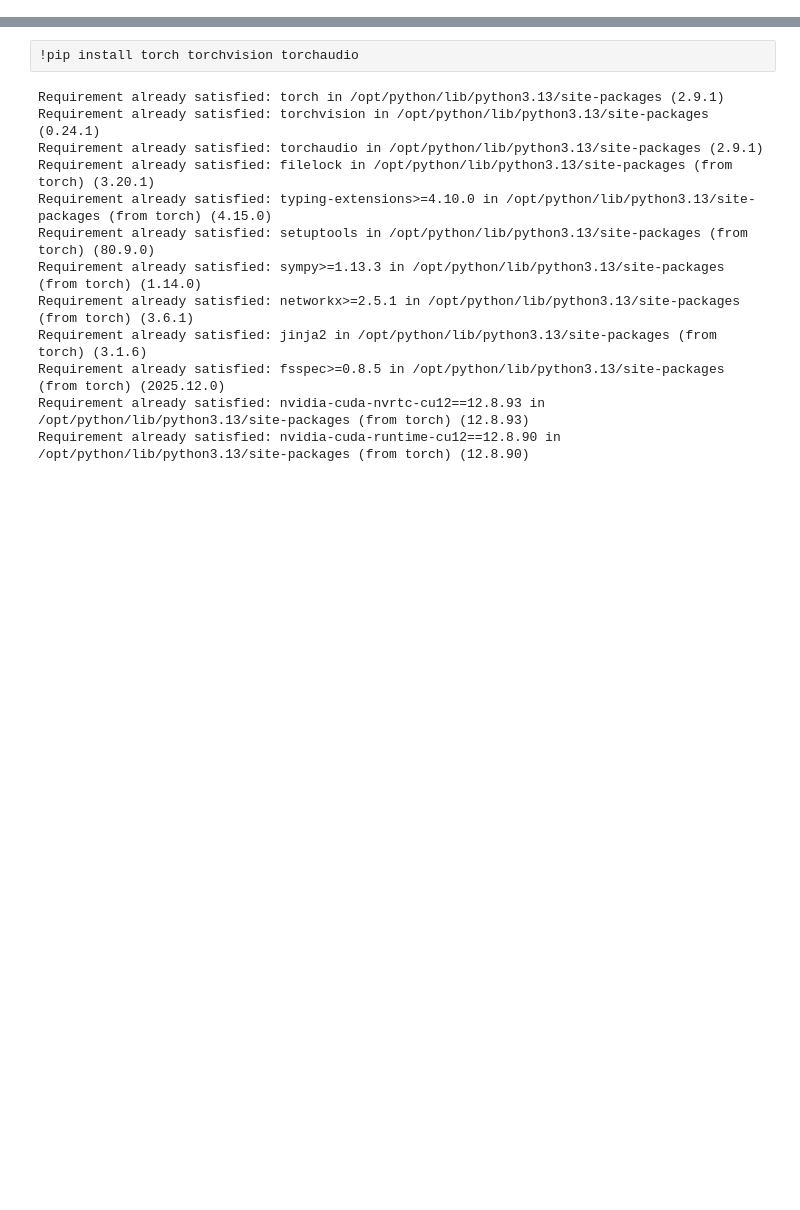
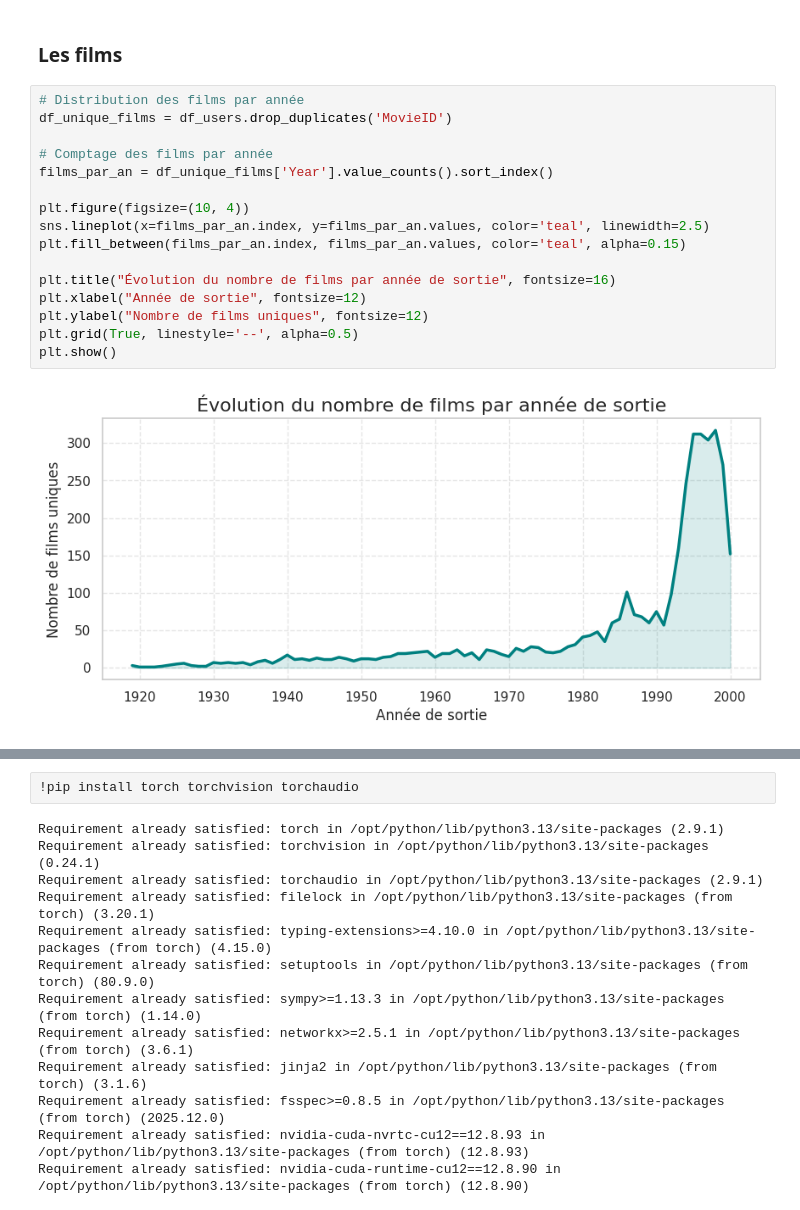
Before and after one commit to enzo-joly/projet_python_films, a Jupyter notebook: part2_recommenders /user_preferences copy.ipynb, the cells around one changed output, grey strips where cells are left out. Drawn from its saved outputs; the diff is of its cells as text; blank space fills up the shorter version.

```diff
--- a/part2_recommenders /user_preferences copy.ipynb
+++ b/part2_recommenders /user_preferences copy.ipynb
@@ -345,0 +108,20 @@ où $b_j$ est le biais utilisateur et $\mu_i$ est la note moyenne du film (déj
+# %% [markdown]
+### Les films
+# %%
+# Distribution des films par année
+df_unique_films = df_users.drop_duplicates('MovieID')
+
+# Comptage des films par année
+films_par_an = df_unique_films['Year'].value_counts().sort_index()
+
+plt.figure(figsize=(10, 4))
+sns.lineplot(x=films_par_an.index, y=films_par_an.values, color='teal', linewidth=2.5)
+plt.fill_between(films_par_an.index, films_par_an.values, color='teal', alpha=0.15)
+
+plt.title("Évolution du nombre de films par année de sortie", fontsize=16)
+plt.xlabel("Année de sortie", fontsize=12)
+plt.ylabel("Nombre de films uniques", fontsize=12)
+plt.grid(True, linestyle='--', alpha=0.5)
+plt.show()
+# %% [output]
+[figure, added]
```
Also changed, not shown: parts of 87 cells of this notebook, 5 other files.
